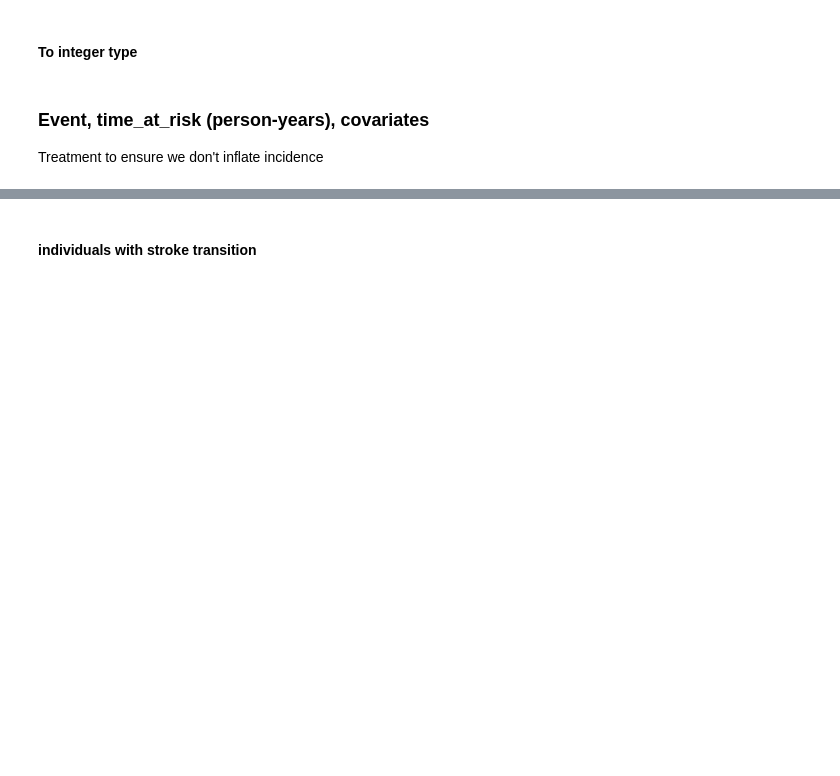
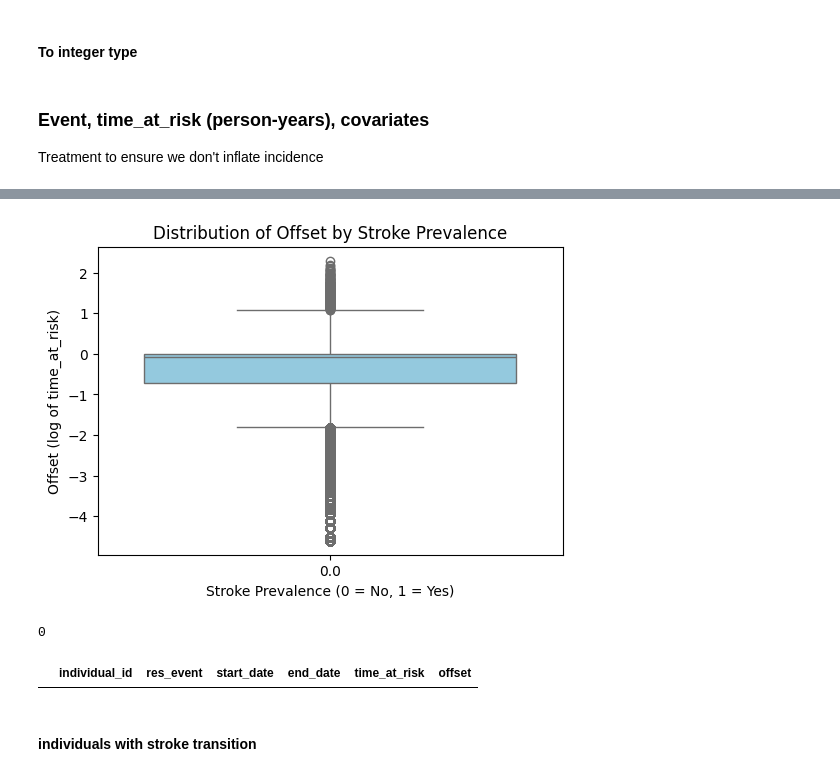
Before and after one commit to dmainagithub/stroke-work, a Jupyter notebook: notebooks/stroke_poisson_model_nairobi.ipynb, the cells around one changed output, grey strips where cells are left out. Cells and saved outputs as stored; diff of their text form; code cells hidden in the pictures; blank space fills up the shorter version.

```diff
--- a/notebooks/stroke_poisson_model_nairobi.ipynb
+++ b/notebooks/stroke_poisson_model_nairobi.ipynb
@@ -211,3 +301,28 @@ Before
+# %%
+import seaborn as sns
+import matplotlib.pyplot as plt
+
+plt.figure(figsize=(6,4))
+sns.boxplot(
+    data=df,
+    x='stroke_prev',
+    y='offset',
+    hue='stroke_prev',
+    palette={0: 'skyblue', 1: 'salmon'},
+    legend=False
+)
+plt.title('Distribution of Offset by Stroke Prevalence')
+plt.xlabel('Stroke Prevalence (0 = No, 1 = Yes)')
+plt.ylabel('Offset (log of time_at_risk)')
+plt.show()
+# %% [output]
+[figure, added]
+# %%
+print((df['time_at_risk'] <= 0).sum())  # Checking time values that dont make sense
+df.loc[df['time_at_risk'] < 0.01, ['individual_id', 'res_event', 'start_date', 'end_date', 'time_at_risk','offset']].head(50)
+# %% [output]
+0
+|  | individual_id | res_event | start_date | end_date | time_at_risk | offset |
 # %% [markdown]
 #### individuals with stroke transition
 # %%
```
Also changed, not shown: parts of 23 cells of this notebook, 1 other file.
